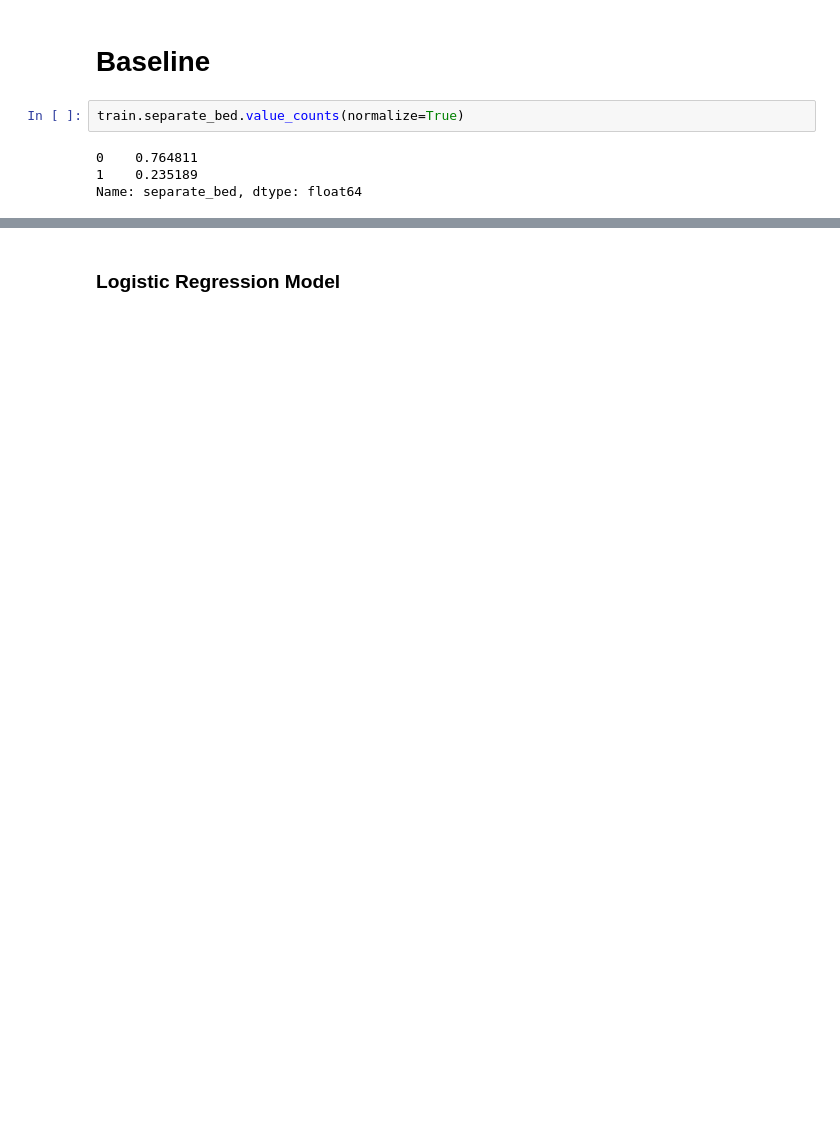
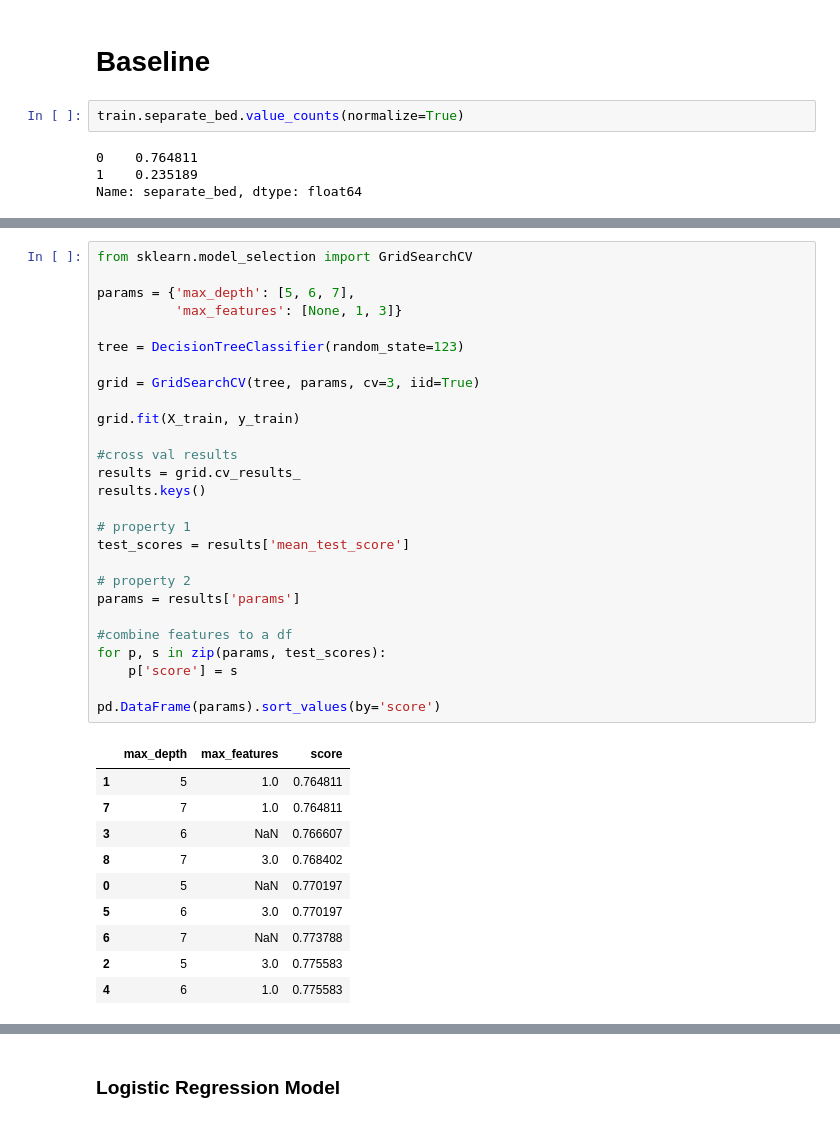
Before and after one commit to Brandon-Martinez27/couples_who_sleep_alone, a Jupyter notebook: model.ipynb, the cells around one changed output, grey strips where cells are left out. Drawn from its saved outputs; the diff is of its cells as text; blank space fills up the shorter version.

```diff
--- a/model.ipynb
+++ b/model.ipynb
@@ -57,0 +100,38 @@ y_test = test['separate_bed']
+# %%
+from sklearn.model_selection import GridSearchCV
+
+params = {'max_depth': [5, 6, 7],
+          'max_features': [None, 1, 3]}
+
+tree = DecisionTreeClassifier(random_state=123)
+
+grid = GridSearchCV(tree, params, cv=3, iid=True)
+
+grid.fit(X_train, y_train)
+
+#cross val results
+results = grid.cv_results_
+results.keys()
+
+# property 1
+test_scores = results['mean_test_score']
+
+# property 2
+params = results['params']
+
+#combine features to a df
+for p, s in zip(params, test_scores):
+    p['score'] = s
+
+pd.DataFrame(params).sort_values(by='score')
+# %% [output]
+|  | max_depth | max_features | score |
+| 1 | 5 | 1.0 | 0.764811 |
+| 7 | 7 | 1.0 | 0.764811 |
+| 3 | 6 | NaN | 0.766607 |
+| 8 | 7 | 3.0 | 0.768402 |
+| 0 | 5 | NaN | 0.770197 |
+| 5 | 6 | 3.0 | 0.770197 |
+| 6 | 7 | NaN | 0.773788 |
+| 2 | 5 | 3.0 | 0.775583 |
+| 4 | 6 | 1.0 | 0.775583 |
```
Also changed, not shown: parts of 27 cells of this notebook, 2 other files.
